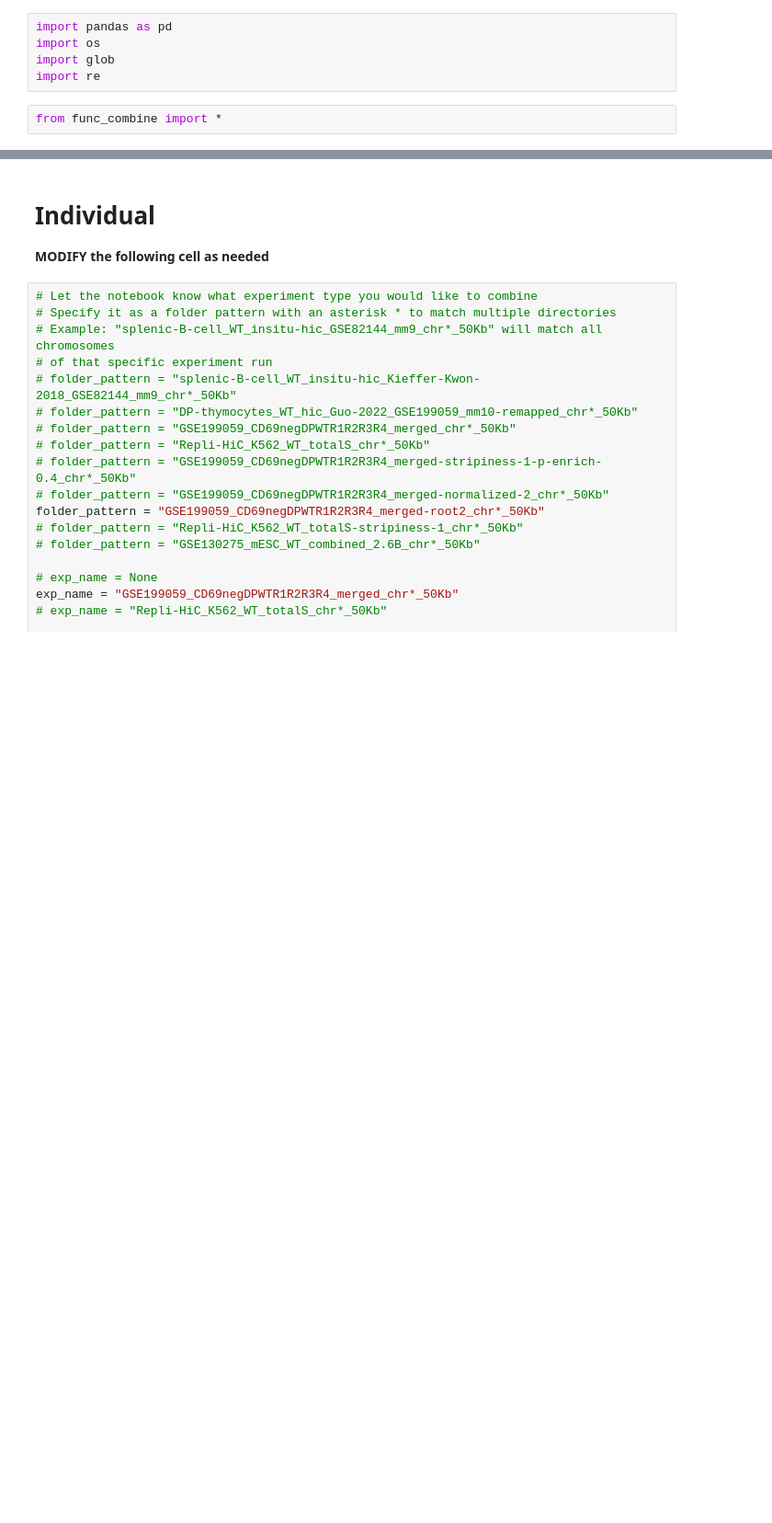
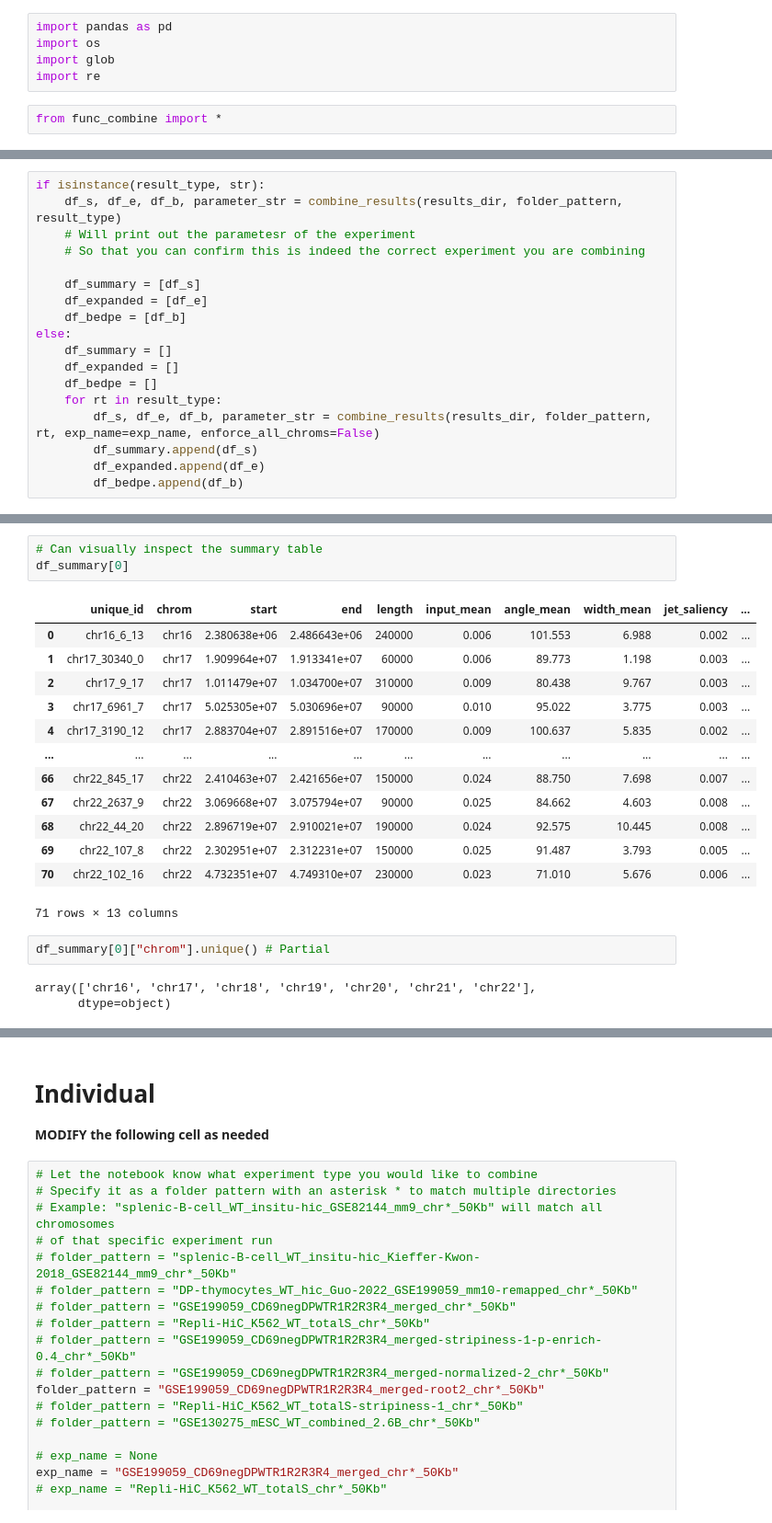
Before and after one commit to minjikimlab/miajet, a Jupyter notebook: notebooks/combine_results.ipynb, the cells around one changed output, grey strips where cells are left out. Shown at 92% size. Drawn from its saved outputs; the diff is of its cells as text; blank space fills up the shorter version.

```diff
--- a/notebooks/combine_results.ipynb
+++ b/notebooks/combine_results.ipynb
@@ -15,0 +48,18 @@ from func_combine import *
+# %%
+if isinstance(result_type, str):
+    df_s, df_e, df_b, parameter_str = combine_results(results_dir, folder_pattern, result_type)
+    # Will print out the parametesr of the experiment
+    # So that you can confirm this is indeed the correct experiment you are combining
+
+    df_summary = [df_s]
+    df_expanded = [df_e]
+    df_bedpe = [df_b]
+else:
+    df_summary = []
+    df_expanded = []
+    df_bedpe = []
+    for rt in result_type:
+        df_s, df_e, df_b, parameter_str = combine_results(results_dir, folder_pattern, rt, exp_name=exp_name, enforce_all_chroms=False)
+        df_summary.append(df_s)
+        df_expanded.append(df_e)
+        df_bedpe.append(df_b)
@@ -15,0 +101,22 @@ from func_combine import *
+# %%
+# Can visually inspect the summary table
+df_summary[0]
+# %% [output]
+|  | unique_id | chrom | start | end | length | input_mean | angle_mean | width_mean | jet_saliency | ... |
+| 0 | chr16_6_13 | chr16 | 2.380638e+06 | 2.486643e+06 | 240000 | 0.006 | 101.553 | 6.988 | 0.002 | ... |
+| 1 | chr17_30340_0 | chr17 | 1.909964e+07 | 1.913341e+07 | 60000 | 0.006 | 89.773 | 1.198 | 0.003 | ... |
+| 2 | chr17_9_17 | chr17 | 1.011479e+07 | 1.034700e+07 | 310000 | 0.009 | 80.438 | 9.767 | 0.003 | ... |
+| 3 | chr17_6961_7 | chr17 | 5.025305e+07 | 5.030696e+07 | 90000 | 0.010 | 95.022 | 3.775 | 0.003 | ... |
+| 4 | chr17_3190_12 | chr17 | 2.883704e+07 | 2.891516e+07 | 170000 | 0.009 | 100.637 | 5.835 | 0.002 | ... |
+| ... | ... | ... | ... | ... | ... | ... | ... | ... | ... | ... |
+| 66 | chr22_845_17 | chr22 | 2.410463e+07 | 2.421656e+07 | 150000 | 0.024 | 88.750 | 7.698 | 0.007 | ... |
+| 67 | chr22_2637_9 | chr22 | 3.069668e+07 | 3.075794e+07 | 90000 | 0.025 | 84.662 | 4.603 | 0.008 | ... |
+| 68 | chr22_44_20 | chr22 | 2.896719e+07 | 2.910021e+07 | 190000 | 0.024 | 92.575 | 10.445 | 0.008 | ... |
+| 69 | chr22_107_8 | chr22 | 2.302951e+07 | 2.312231e+07 | 150000 | 0.025 | 91.487 | 3.793 | 0.005 | ... |
+| 70 | chr22_102_16 | chr22 | 4.732351e+07 | 4.749310e+07 | 230000 | 0.023 | 71.010 | 5.676 | 0.006 | ... |
+71 rows × 13 columns
+# %%
+df_summary[0]["chrom"].unique() # Partial
+# %% [output]
+array(['chr16', 'chr17', 'chr18', 'chr19', 'chr20', 'chr21', 'chr22'],
+      dtype=object)
```
Also changed, not shown: parts of 6 cells of this notebook, 33 other files.
